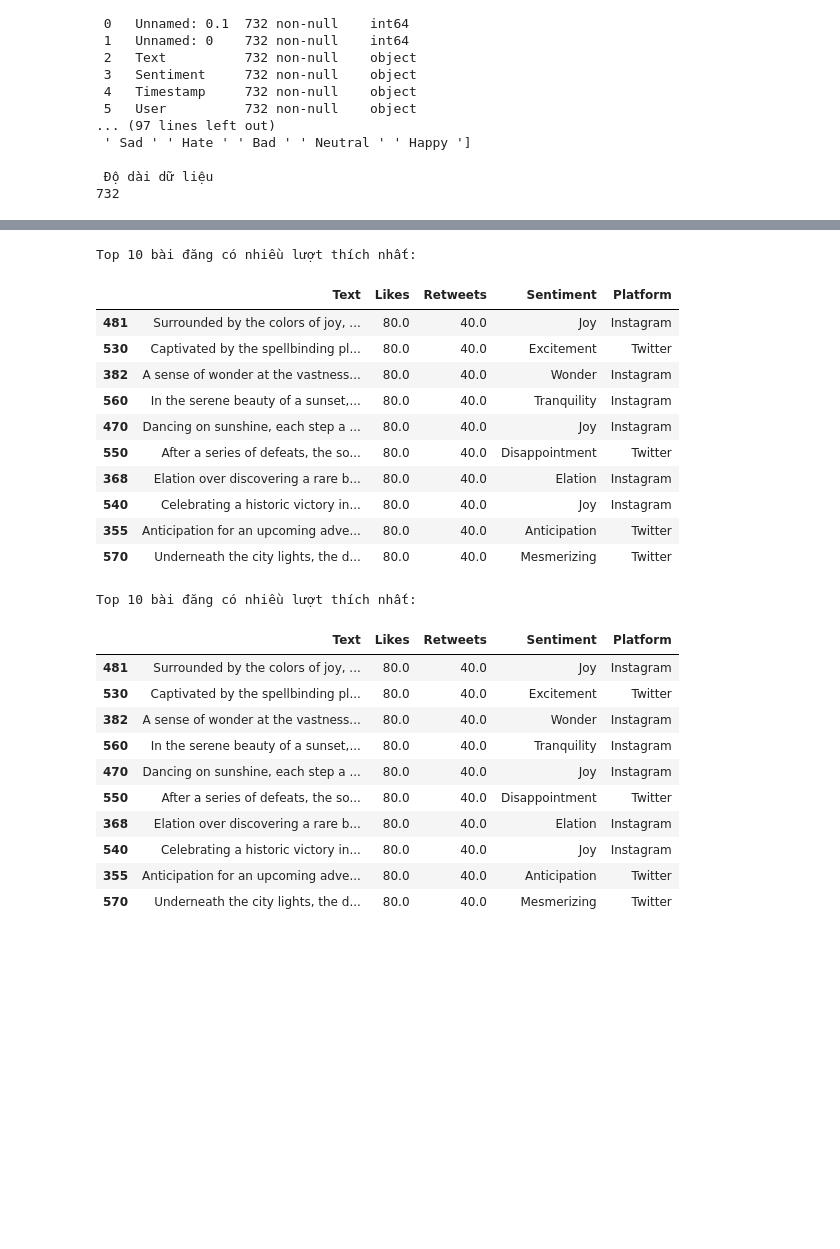
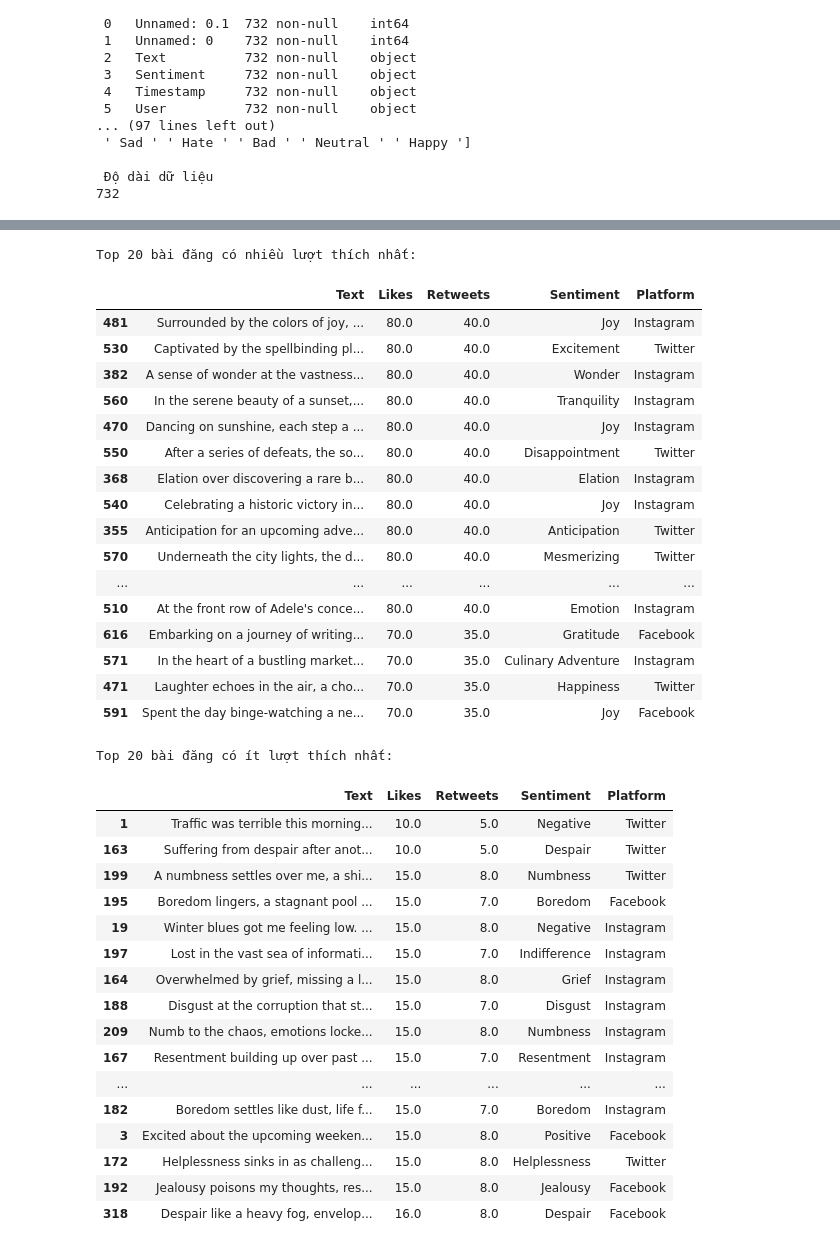
Before and after one commit to NhatNam15151515/Social-Media-Sentiments-Analysis, a Jupyter notebook: social-media-sentiments-analysis/notebooks/Social Media Sentiments Analysis.ipynb, the cells around one changed output, grey strips where cells are left out. Saved outputs shown, nothing was run; the diff lists cells and outputs as text; code cells hidden in the pictures; blank space fills up the shorter version.

```diff
--- a/social-media-sentiments-analysis/notebooks/Social Media Sentiments Analysis.ipynb
+++ b/social-media-sentiments-analysis/notebooks/Social Media Sentiments Analysis.ipynb
@@ -440,38 +440,50 @@ Biểu đồ đã được lưu tại: ..\docs\số lượng bài đăng phân p
 # %%
 # Sắp xếp theo Likes và lấy top 10
-top_posts = df.sort_values(by='Likes', ascending=False).head(10)
+top_posts = df.sort_values(by='Likes', ascending=False).head(20)
 
-print("Top 10 bài đăng có nhiều lượt thích nhất:")
+print("Top 20 bài đăng có nhiều lượt thích nhất:")
 display(top_posts[['Text', 'Likes', 'Retweets', 'Sentiment', 'Platform']])# Sắp xếp theo Likes và lấy top 10
-top_posts = df.sort_values(by='Likes', ascending=False).head(10)
 
-print("Top 10 bài đăng có nhiều lượt thích nhất:")
-display(top_posts[['Text', 'Likes', 'Retweets', 'Sentiment', 'Platform']])
+bottom_posts = df.sort_values(by='Likes', ascending=True).head(20)
+print("Top 20 bài đăng có ít lượt thích nhất:")
+display(bottom_posts[['Text', 'Likes', 'Retweets', 'Sentiment', 'Platform']])
 # %% [output]
-Top 10 bài đăng có nhiều lượt thích nhất:
+Top 20 bài đăng có nhiều lượt thích nhất:
 |  | Text | Likes | Retweets | Sentiment | Platform |
 | 481 | Surrounded by the colors of joy, ... | 80.0 | 40.0 | Joy | Instagram |
 | 530 | Captivated by the spellbinding pl... | 80.0 | 40.0 | Excitement | Twitter |
 | 382 | A sense of wonder at the vastness... | 80.0 | 40.0 | Wonder | Instagram |
 | 560 | In the serene beauty of a sunset,... | 80.0 | 40.0 | Tranquility | Instagram |
 | 470 | Dancing on sunshine, each step a ... | 80.0 | 40.0 | Joy | Instagram |
 | 550 | After a series of defeats, the so... | 80.0 | 40.0 | Disappointment | Twitter |
 | 368 | Elation over discovering a rare b... | 80.0 | 40.0 | Elation | Instagram |
 | 540 | Celebrating a historic victory in... | 80.0 | 40.0 | Joy | Instagram |
 | 355 | Anticipation for an upcoming adve... | 80.0 | 40.0 | Anticipation | Twitter |
 | 570 | Underneath the city lights, the d... | 80.0 | 40.0 | Mesmerizing | Twitter |
+| ... | ... | ... | ... | ... | ... |
+| 510 | At the front row of Adele's conce... | 80.0 | 40.0 | Emotion | Instagram |
+| 616 | Embarking on a journey of writing... | 70.0 | 35.0 | Gratitude | Facebook |
+| 571 | In the heart of a bustling market... | 70.0 | 35.0 | Culinary Adventure | Instagram |
+| 471 | Laughter echoes in the air, a cho... | 70.0 | 35.0 | Happiness | Twitter |
+| 591 | Spent the day binge-watching a ne... | 70.0 | 35.0 | Joy | Facebook |
-Top 10 bài đăng có nhiều lượt thích nhất:
+Top 20 bài đăng có ít lượt thích nhất:
 |  | Text | Likes | Retweets | Sentiment | Platform |
-| 481 | Surrounded by the colors of joy, ... | 80.0 | 40.0 | Joy | Instagram |
-| 530 | Captivated by the spellbinding pl... | 80.0 | 40.0 | Excitement | Twitter |
-| 382 | A sense of wonder at the vastness... | 80.0 | 40.0 | Wonder | Instagram |
-| 560 | In the serene beauty of a sunset,... | 80.0 | 40.0 | Tranquility | Instagram |
-| 470 | Dancing on sunshine, each step a ... | 80.0 | 40.0 | Joy | Instagram |
-| 550 | After a series of defeats, the so... | 80.0 | 40.0 | Disappointment | Twitter |
-| 368 | Elation over discovering a rare b... | 80.0 | 40.0 | Elation | Instagram |
-| 540 | Celebrating a historic victory in... | 80.0 | 40.0 | Joy | Instagram |
-| 355 | Anticipation for an upcoming adve... | 80.0 | 40.0 | Anticipation | Twitter |
-| 570 | Underneath the city lights, the d... | 80.0 | 40.0 | Mesmerizing | Twitter |
+| 1 | Traffic was terrible this morning... | 10.0 | 5.0 | Negative | Twitter |
+| 163 | Suffering from despair after anot... | 10.0 | 5.0 | Despair | Twitter |
+| 199 | A numbness settles over me, a shi... | 15.0 | 8.0 | Numbness | Twitter |
+| 195 | Boredom lingers, a stagnant pool ... | 15.0 | 7.0 | Boredom | Facebook |
+| 19 | Winter blues got me feeling low. ... | 15.0 | 8.0 | Negative | Instagram |
+| 197 | Lost in the vast sea of informati... | 15.0 | 7.0 | Indifference | Instagram |
+| 164 | Overwhelmed by grief, missing a l... | 15.0 | 8.0 | Grief | Instagram |
+| 188 | Disgust at the corruption that st... | 15.0 | 7.0 | Disgust | Instagram |
+| 209 | Numb to the chaos, emotions locke... | 15.0 | 8.0 | Numbness | Instagram |
+| 167 | Resentment building up over past ... | 15.0 | 7.0 | Resentment | Instagram |
+| ... | ... | ... | ... | ... | ... |
+| 182 | Boredom settles like dust, life f... | 15.0 | 7.0 | Boredom | Instagram |
+| 3 | Excited about the upcoming weeken... | 15.0 | 8.0 | Positive | Facebook |
+| 172 | Helplessness sinks in as challeng... | 15.0 | 8.0 | Helplessness | Twitter |
+| 192 | Jealousy poisons my thoughts, res... | 15.0 | 8.0 | Jealousy | Facebook |
+| 318 | Despair like a heavy fog, envelop... | 16.0 | 8.0 | Despair | Facebook |
 # %%
 # Tạo cột Engagement
 df['Engagement'] = df['Retweets'] + df['Likes']
```
Also changed, not shown: parts of 15 cells of this notebook, 30 other files.
